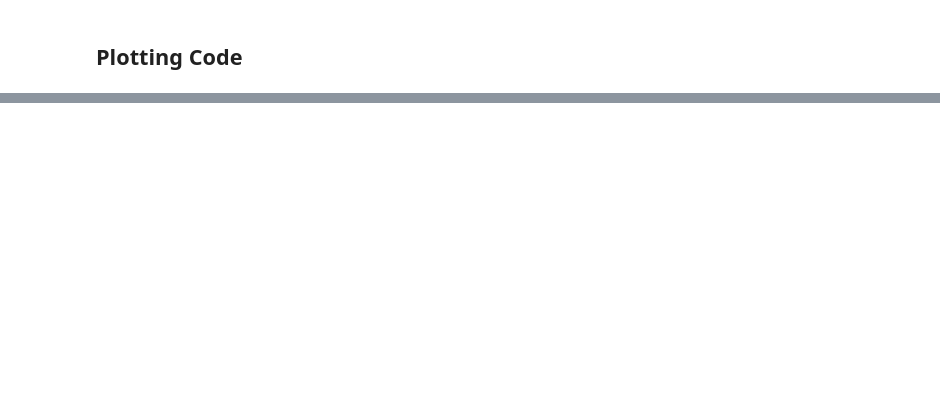
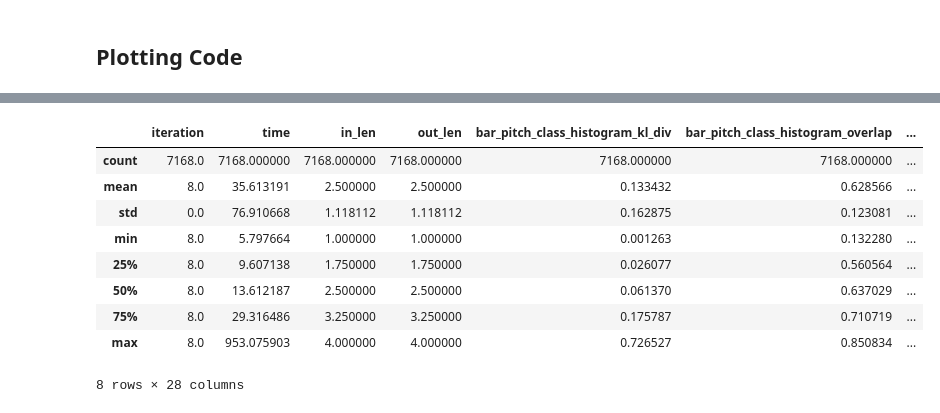
Before and after one commit to ghalestrilo/ornette, a Jupyter notebook: scripts/analysis.ipynb, the cells around one changed output, grey strips where cells are left out. Saved outputs shown, nothing was run; the diff lists cells and outputs as text; code cells hidden in the pictures; blank space fills up the shorter version.

```diff
--- a/scripts/analysis.ipynb
+++ b/scripts/analysis.ipynb
@@ -837,0 +893,26 @@ if 'heatmap_metrics_per_model_config' in plots_to_make:
+# %%
+# Debug
+a = pd.read_pickle(os.path.join(outputdir, 'df_metrics_generation'))
+b = a.loc[a['model'] == 'melody_rnn'][['model','checkpoint','out_file_prep']]
+
+a.describe()
+
+# print(len())
+# a.loc[a['out_file_prep'].duplicated()]['out_file_prep'].values.tolist()
+# a.loc[a['bar_used_pitch_kl_div'].duplicated()].count()
+
+# a['out_file_prep']
+# print(len(a.values.tolist()))
+
+# df_mean_metrics.head()
+# %% [output]
+|  | iteration | time | in_len | out_len | bar_pitch_class_histogram_kl_div | bar_pitch_class_histogram_overlap | ... |
+| count | 7168.0 | 7168.000000 | 7168.000000 | 7168.000000 | 7168.000000 | 7168.000000 | ... |
+| mean | 8.0 | 35.613191 | 2.500000 | 2.500000 | 0.133432 | 0.628566 | ... |
+| std | 0.0 | 76.910668 | 1.118112 | 1.118112 | 0.162875 | 0.123081 | ... |
+| min | 8.0 | 5.797664 | 1.000000 | 1.000000 | 0.001263 | 0.132280 | ... |
+| 25% | 8.0 | 9.607138 | 1.750000 | 1.750000 | 0.026077 | 0.560564 | ... |
+| 50% | 8.0 | 13.612187 | 2.500000 | 2.500000 | 0.061370 | 0.637029 | ... |
+| 75% | 8.0 | 29.316486 | 3.250000 | 3.250000 | 0.175787 | 0.710719 | ... |
+| max | 8.0 | 953.075903 | 4.000000 | 4.000000 | 0.726527 | 0.850834 | ... |
+8 rows × 28 columns
```
Also changed, not shown: parts of 25 cells of this notebook, 6 other files.
